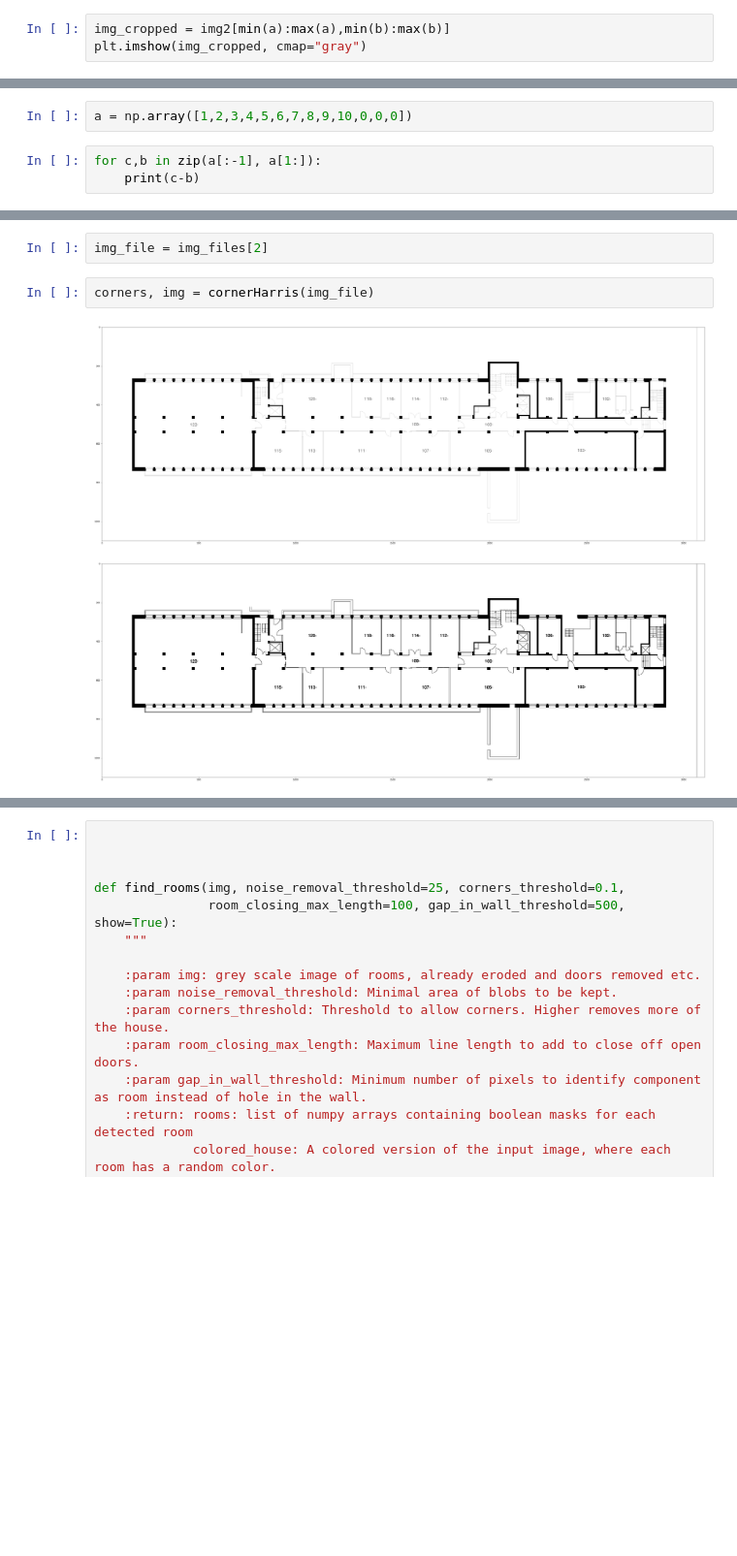
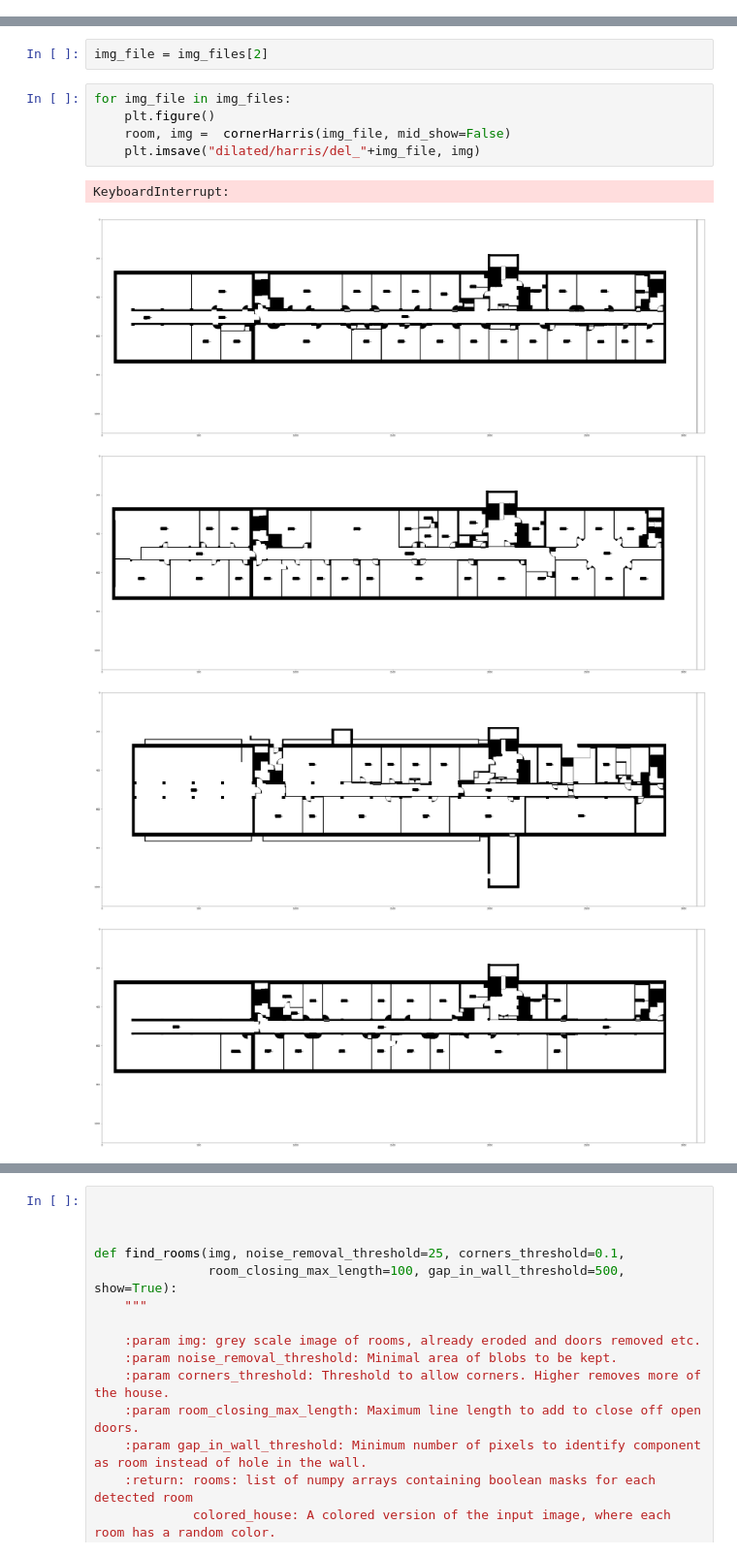
Before and after one commit to thearkamitra/HackZurich2022_LIT, a Jupyter notebook: Corner_explore.ipynb, the cells around one changed output, grey strips where cells are left out. Shown at 97% size. Saved outputs shown, nothing was run; the diff lists cells and outputs as text; blank space fills up the shorter version.

```diff
--- a/Corner_explore.ipynb
+++ b/Corner_explore.ipynb
@@ -38,3 +12,0 @@ plt.imshow(img2, cmap="gray")
-# %%
-img_cropped = img2[min(a):max(a),min(b):max(b)]
-plt.imshow(img_cropped, cmap="gray")
@@ -50,5 +12,0 @@ img_cropped.shape
-# %%
-a = np.array([1,2,3,4,5,6,7,8,9,10,0,0,0])
-# %%
-for c,b in zip(a[:-1], a[1:]):
-    print(c-b)
@@ -217,7 +148,13 @@ def cornerHarris(img_file, show = True,erode = False, corner_thres = 0.4, mid_sh
 # %%
 img_file = img_files[2]
-# %%
-corners, img = cornerHarris(img_file)
-# %% [output]
-[figure, removed]
-[figure, removed]
+# %%
+for img_file in img_files:
+    plt.figure()
+    room, img =  cornerHarris(img_file, mid_show=False)
+    plt.imsave("dilated/harris/del_"+img_file, img)
+# %% [output]
+KeyboardInterrupt:
+[figure, added]
+[figure, added]
+[figure, added]
+[figure, added]
```
Also changed, not shown: parts of 20 cells of this notebook, 16 other files.
